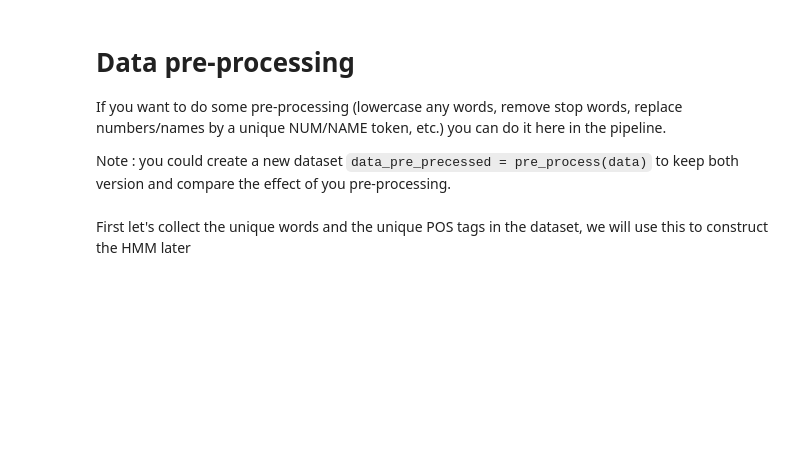
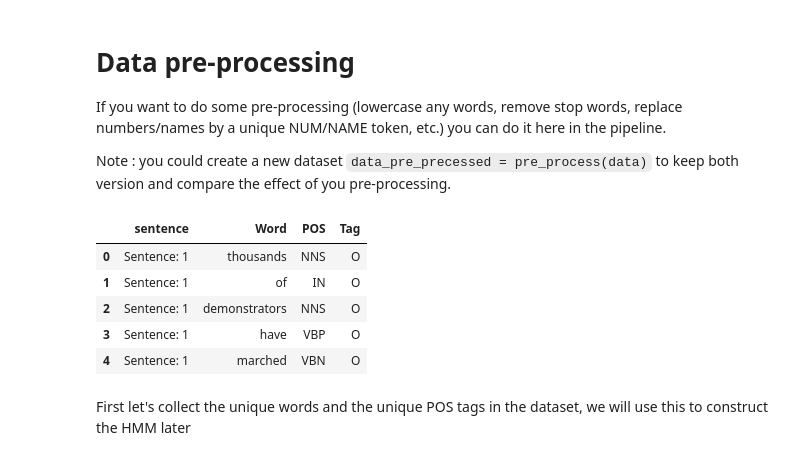
Before and after one commit to toneDrei79/MLFproject, a Jupyter notebook: MLF_project_HMM.ipynb, the cells around one changed output. Drawn from its saved outputs; the diff is of its cells as text; code cells hidden in the pictures; blank space fills up the shorter version.

```diff
--- a/MLF_project_HMM.ipynb
+++ b/MLF_project_HMM.ipynb
@@ -104,9 +117,21 @@ data.head(5)
 If you want to do some pre-processing (lowercase any words, remove stop words, replace numbers/names by a unique NUM/NAME token, etc.) you can do it here in the pipeline.
 
 Note : you could create a new dataset `data_pre_precessed = pre_process(data)` to keep both version and compare the effect of you pre-processing.
-# %%
-def pre_processing():
-    pass
+# %%
+def pre_processing(src):
+    processed_data = src.copy(deep=True)
+    processed_data.Word = processed_data.Word.str.lower()
+    return processed_data
+# %%
+data = pre_processing(_data)
+data.head(5)
+# %% [output]
+|  | sentence | Word | POS | Tag |
+| 0 | Sentence: 1 | thousands | NNS | O |
+| 1 | Sentence: 1 | of | IN | O |
+| 2 | Sentence: 1 | demonstrators | NNS | O |
+| 3 | Sentence: 1 | have | VBP | O |
+| 4 | Sentence: 1 | marched | VBN | O |
 # %% [markdown]
 First let's collect the unique words and the unique POS tags in the dataset, we will use this to construct the HMM later
 # %%
```
Also changed, not shown: parts of 27 cells of this notebook, 1 other file.
